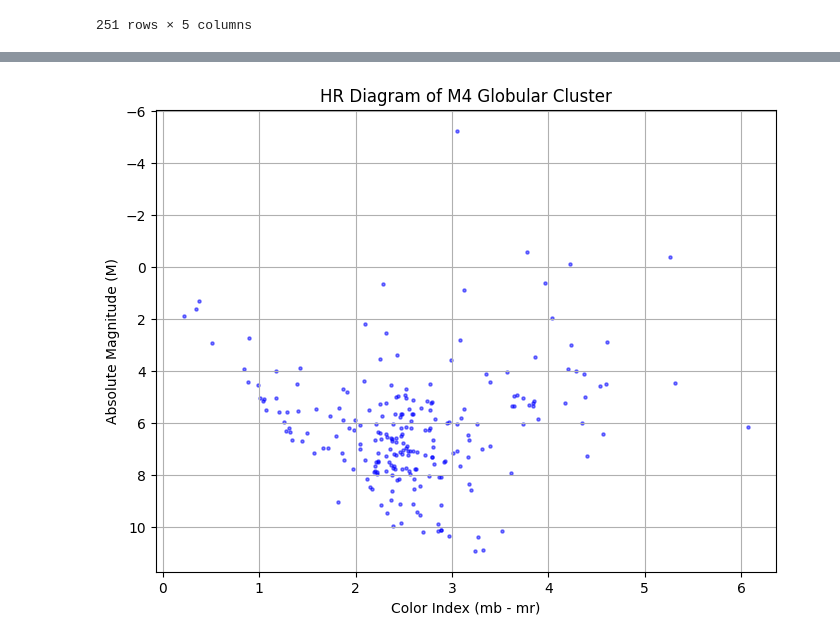
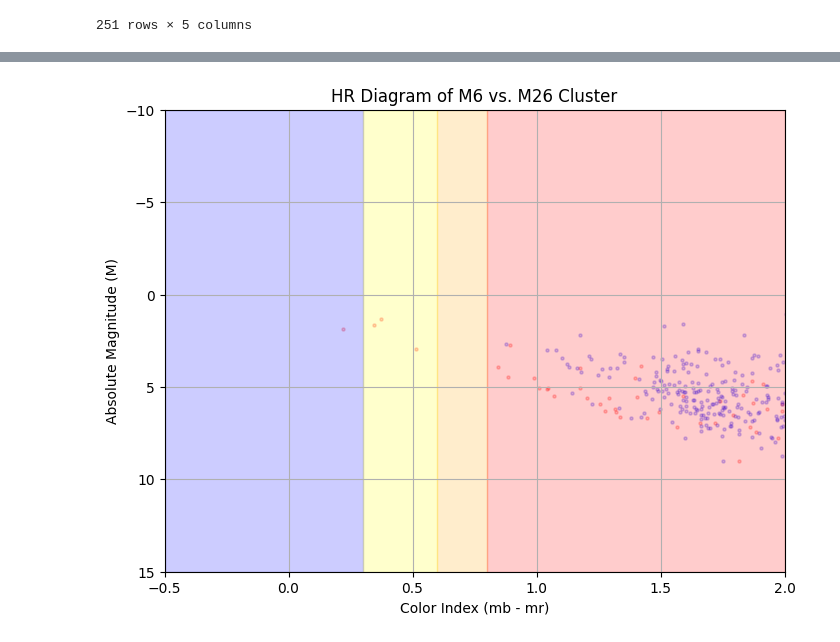
Before and after one commit to Pmcslarrow/FinalCosmos, a Jupyter notebook: cluster.ipynb, the cells around one changed output, grey strips where cells are left out. Cells and saved outputs as stored; diff of their text form; code cells hidden in the pictures.

```diff
--- a/cluster.ipynb
+++ b/cluster.ipynb
@@ -37,11 +41,16 @@ df
 | 1998 | 0.447891 | 17.925667 | 19.373676 | 16.802110 | 499.0562 |
 251 rows × 5 columns
 # %%
-df['color_index'] = df['mb'] - df['mr']
-df['parallax_arc'] = df['parallax_marcs'] / 1000
-df['distance_par'] = 1 / df['parallax_arc']
-df['M'] = df['mg'] - 5 * np.log10(df['distance_par']) + 5
-df.head(5)
+def calculate_color_and_magnitude(df):
+    df['color_index'] = df['mb'] - df['mr']
+    df['parallax_arc'] = df['parallax_marcs'] / 1000
+    df['distance_par'] = 1 / df['parallax_arc']
+    df['M'] = df['mg'] - 5 * np.log10(df['distance_par']) + 5
+    return df
+
+df_m6 = calculate_color_and_magnitude(df_m6)
+df_m26 = calculate_color_and_magnitude(df_m26)
+df_m6.head(5)
 # %% [output]
 |  | parallax_marcs | mg | mb | mr | distance_parsec | color_index | parallax_arc | distance_par | ... |
 | 49 | 0.759467 | 16.793848 | 17.698300 | 15.770948 | 1771.3733 | 1.927352 | 0.000759 | 1316.713150 | ... |
@@ -49,14 +58,27 @@ df.head(5)
 | 58 | 0.302318 | 17.609333 | 20.439476 | 16.056032 | 1140.1256 | 4.383444 | 0.000302 | 3307.779636 | ... |
 | 59 | 0.550210 | 18.307657 | 19.401731 | 17.360718 | 612.1261 | 2.041013 | 0.000550 | 1817.489408 | ... |
 | 64 | 0.541993 | 17.973038 | 19.569977 | 16.771896 | 1694.3456 | 2.798081 | 0.000542 | 1845.041069 | ... |
-# %%
-plt.figure(figsize=(8, 6))
-plt.scatter(df['color_index'], df['M'], s=5, c='blue', alpha=0.5)
-plt.xlabel('Color Index (mb - mr)')
-plt.ylabel('Absolute Magnitude (M)')
-plt.title('HR Diagram of M4 Globular Cluster')
-plt.gca().invert_yaxis()
-plt.grid(True)
-plt.show()
-# %% [output]
-[figure, removed]
+# %%
+color_index = np.linspace(-0.5, 2.0, 100)
+def absolute_magnitude(color_index):
+    return 5 * np.log10(color_index + 1) + 5
+absolute_mag = absolute_magnitude(color_index)
+#plt.plot(color_index, absolute_mag, '-')
+
+
+plt.figure(figsize=(8, 6))
+plt.scatter(df_m6['color_index'], df_m6['M'], s=5, c='red', alpha=0.2)
+plt.scatter(df_m26['color_index'], df_m26['M'], s=5, c='blue', alpha=0.2)
+plt.xlabel('Color Index (mb - mr)')
+plt.ylabel('Absolute Magnitude (M)')
+plt.title('HR Diagram of M6 vs. M26 Cluster')
+plt.grid(True)
+plt.xlim(-0.5, 2.0)
+plt.ylim(15, -10)
+plt.fill_between([-0.5, 0.3], -10, 15, color='blue', alpha=0.2)
+plt.fill_between([0.3, 0.6], -10, 15, color='yellow', alpha=0.2)
+plt.fill_between([0.6, 0.8], -10, 15, color='orange', alpha=0.2)
+plt.fill_between([0.8, 2.0], -10, 15, color='red', alpha=0.2)
+plt.show()
+# %% [output]
+[figure, added]
```
Also changed, not shown: parts of 2 cells of this notebook, 3 other files.
